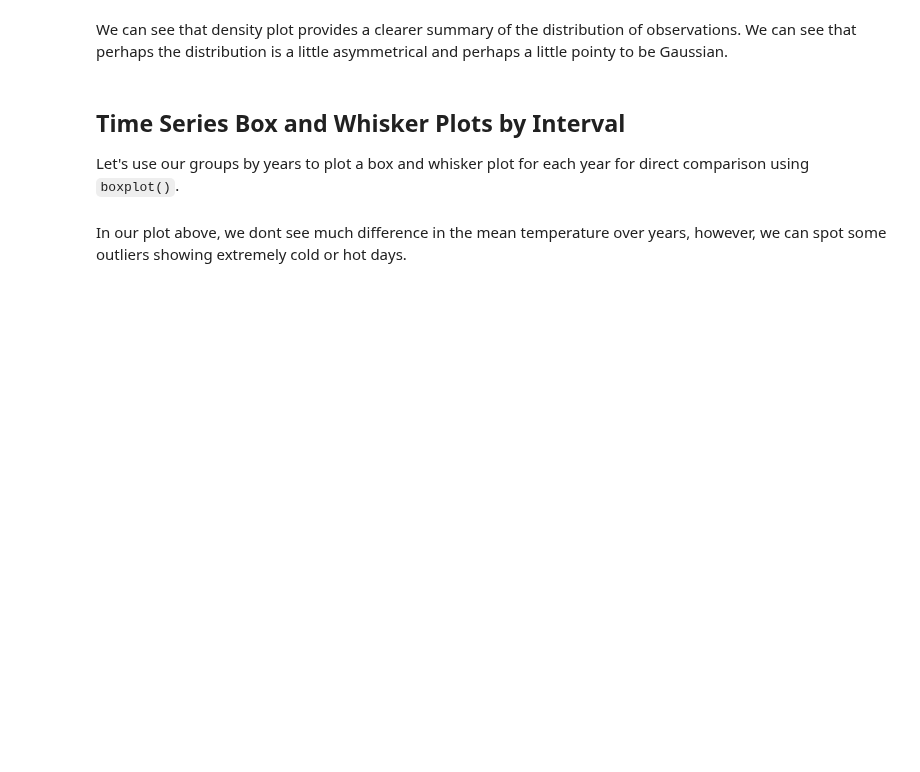
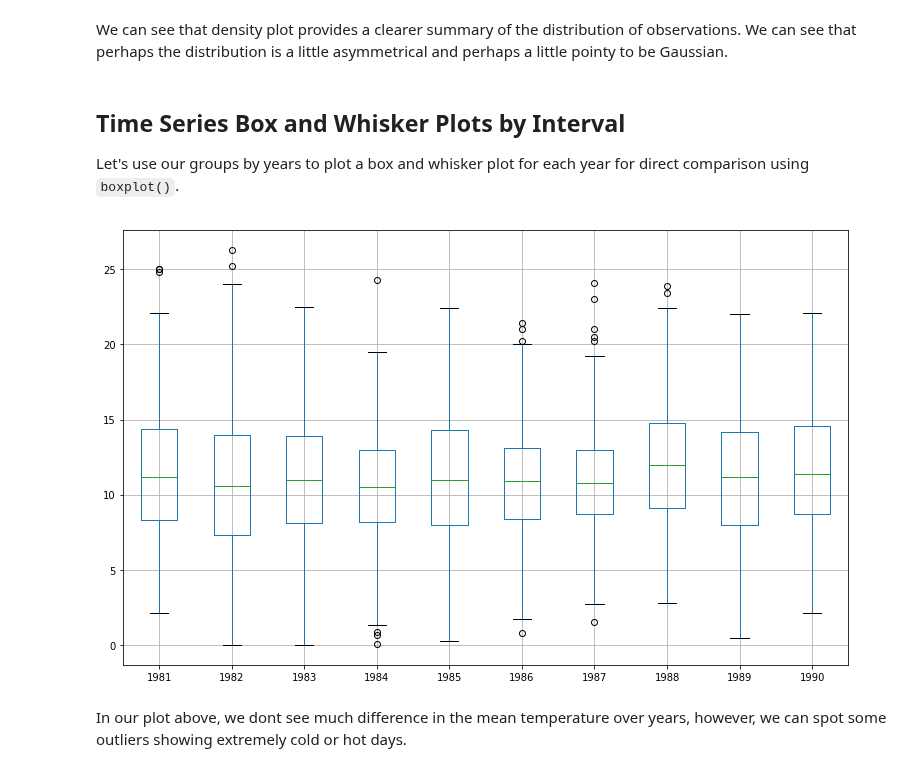
Before and after one commit to fpleoni/dsc-3-25-04-visualizing-time-series-data-lab-nyc-ds-career-031119, a Jupyter notebook: index.ipynb, the cells around one changed output. Saved outputs shown, nothing was run; the diff lists cells and outputs as text; code cells hidden in the pictures; blank space fills up the shorter version.

```diff
--- a/index.ipynb
+++ b/index.ipynb
@@ -151,7 +151,10 @@ We can see that density plot provides a clearer summary of the distribution of o
 Let's use our groups by years to plot a box and whisker plot for each year for direct comparison using `boxplot()`.
 # %%
 # Generate a box and whiskers plot for temp_annual dataframe
-temp_anual.box
+temp_anual.boxplot(figsize = (13, 8))
+plt.show()
+# %% [output]
+[figure, added]
 # %% [markdown]
 In our plot above, we dont see much difference in the mean temperature over years, however, we can spot some outliers showing extremely cold or hot days.
 # %% [markdown]
```
